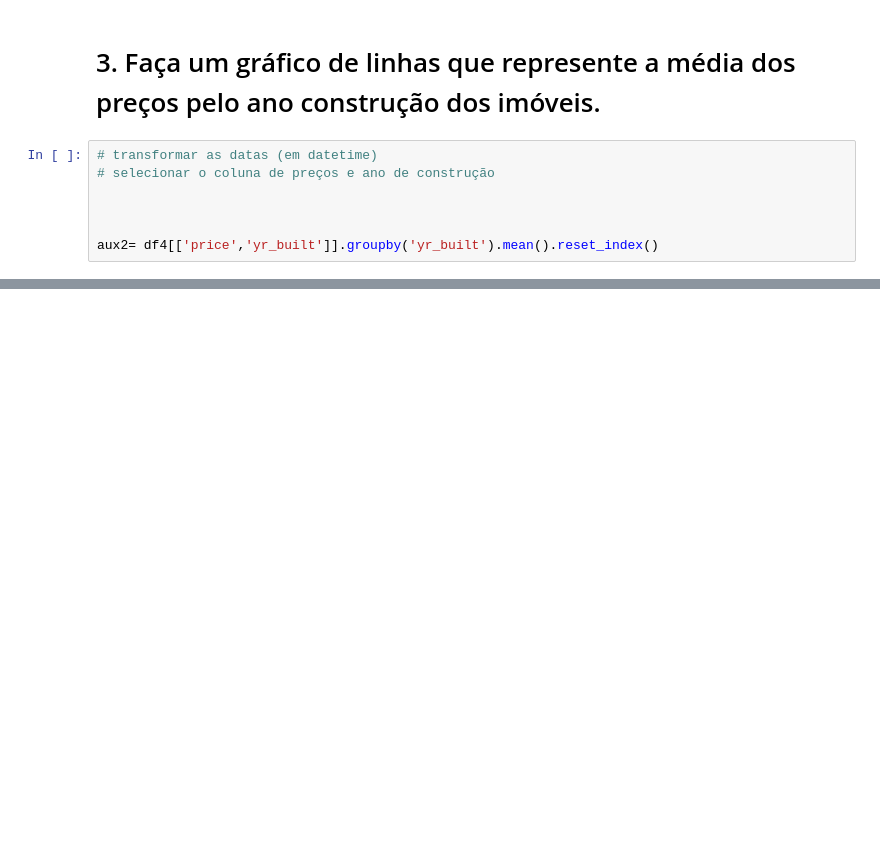
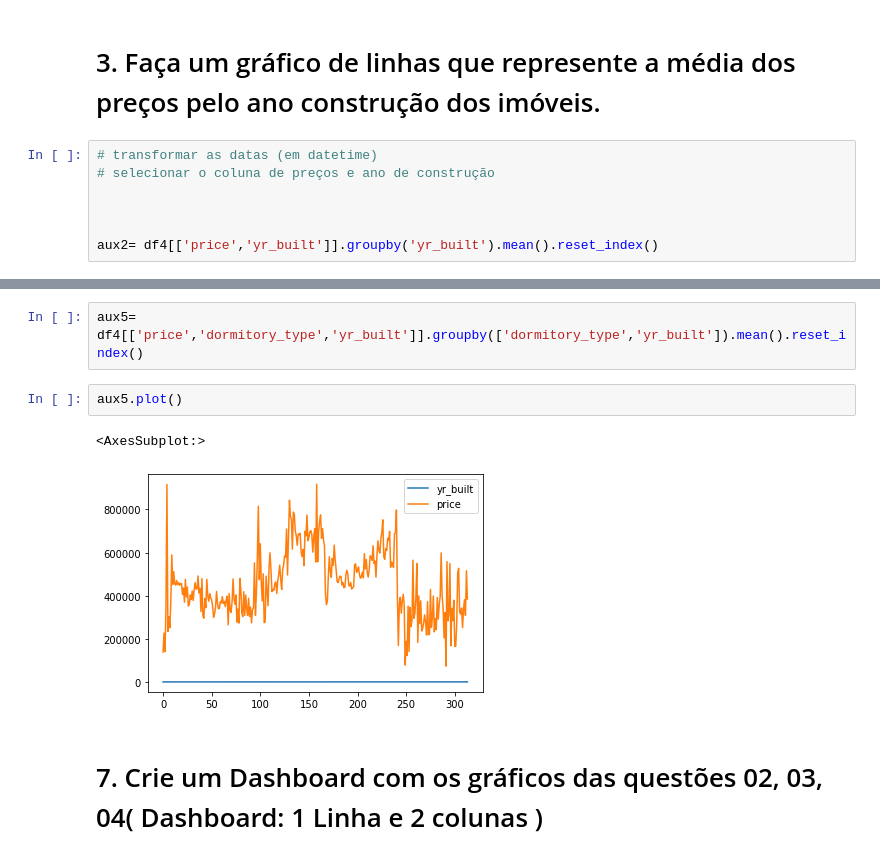
Before and after one commit to guiaraujofreitas/python_do_zero, a Jupyter notebook: Aula_04. Exercícios.ipynb, the cells around one changed output, grey strips where cells are left out. Cells and saved outputs as stored; diff of their text form; blank space fills up the shorter version.

```diff
--- a/Aula_04. Exercícios.ipynb
+++ b/Aula_04. Exercícios.ipynb
@@ -101,0 +119,9 @@ plt.ylabel('Preços das Construções');
+# %%
+aux5= df4[['price','dormitory_type','yr_built']].groupby(['dormitory_type','yr_built']).mean().reset_index()
+# %%
+aux5.plot()
+# %% [output]
+<AxesSubplot:>
+[figure, added]
+# %% [markdown]
+# 7. Crie um Dashboard com os gráficos das questões 02, 03, 04( Dashboard: 1 Linha e 2 colunas )
```
Also changed, not shown: parts of 11 cells of this notebook.
